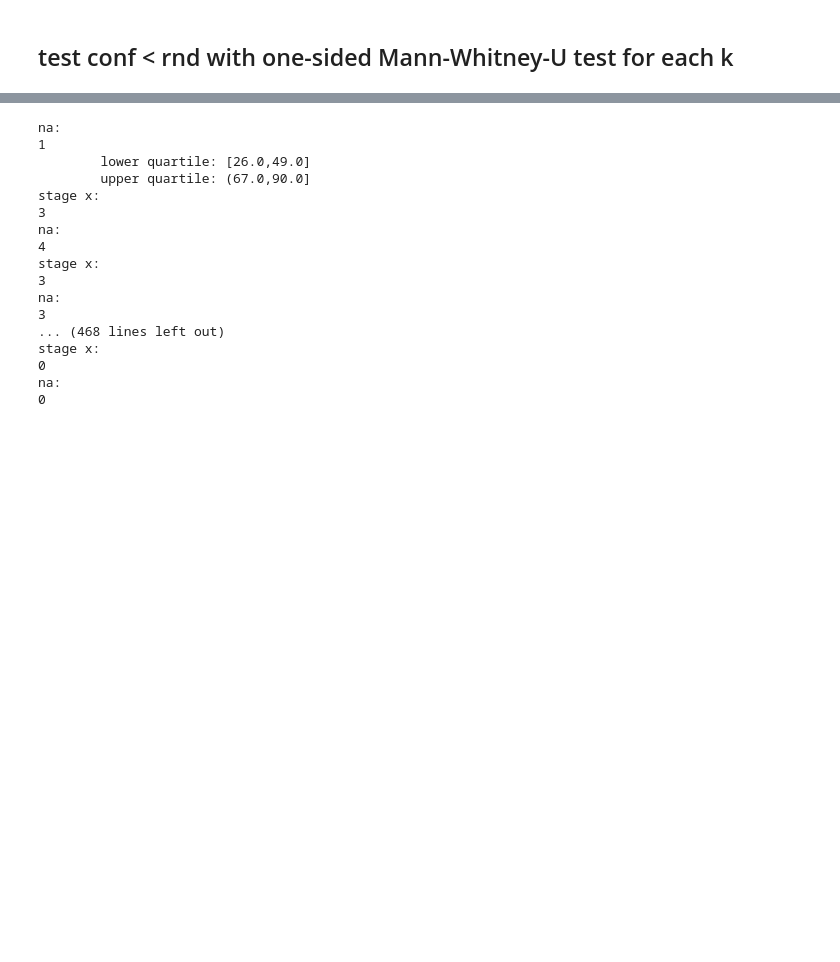
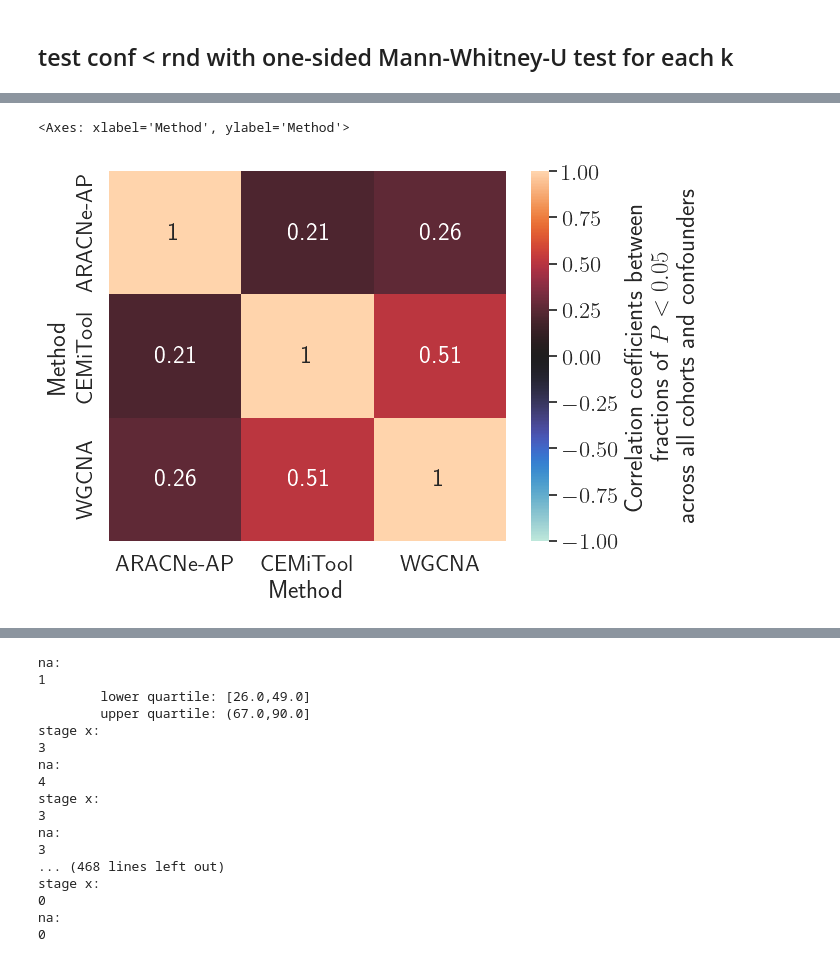
Before and after one commit to bionetslab/grn-confounders, a Jupyter notebook: results/mosaic_plot.ipynb, the cells around one changed output, grey strips where cells are left out. Saved outputs shown, nothing was run; the diff lists cells and outputs as text; code cells hidden in the pictures; blank space fills up the shorter version.

```diff
--- a/results/mosaic_plot.ipynb
+++ b/results/mosaic_plot.ipynb
@@ -182,0 +208,7 @@ _mwus['Confounder/\nvariable'] = pd.Categorical(_mwus['Confounder/\nvariable'],
+# %%
+corr_coeff= _mwus.pivot(columns='Method',values='frac',index=['Cohort','Confounder/\nvariable']).corr()
+# %%
+sns.heatmap(corr_coeff,annot=True,center=0.0,vmin=-1,vmax=1,cbar_kws={'label': 'Correlation coefficients between\nfractions of $P<0.05$\nacross all cohorts and confounders'})
+# %% [output]
+<Axes: xlabel='Method', ylabel='Method'>
+[figure, added]
```
Also changed, not shown: parts of 8 cells of this notebook, 12 other files.
